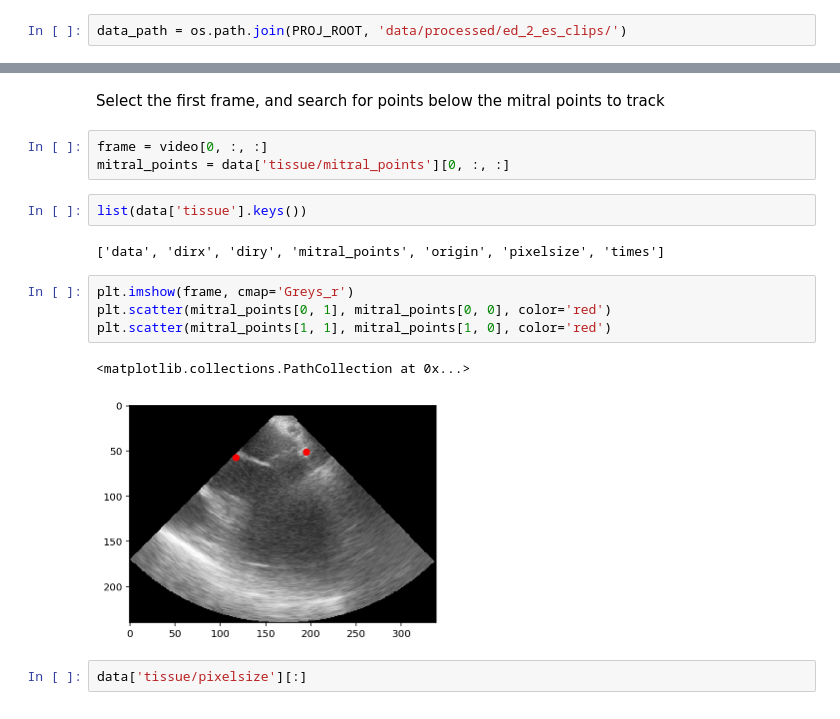
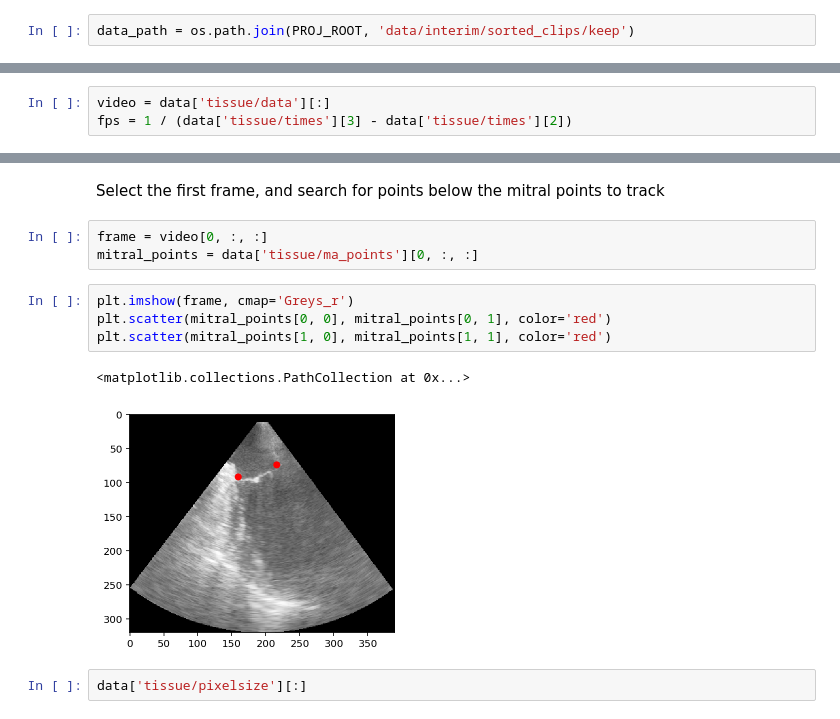
Before and after one commit to torjush/Strain_estimation, a Jupyter notebook: notebooks/03-strain-tracking-point-detection.ipynb, the cells around one changed output, grey strips where cells are left out. Saved outputs shown, nothing was run; the diff lists cells and outputs as text.

```diff
--- a/notebooks/03-strain-tracking-point-detection.ipynb
+++ b/notebooks/03-strain-tracking-point-detection.ipynb
@@ -22,7 +22,7 @@ plt.rcParams['figure.figsize'] = (10, 10)
 # %% [output]
 /Users/torjushaukom/Documents/Studier/Masteroppgave/Strain_estimation
 # %%
-data_path = os.path.join(PROJ_ROOT, 'data/processed/ed_2_es_clips/')
+data_path = os.path.join(PROJ_ROOT, 'data/interim/sorted_clips/keep')
 # %%
 data_path
 # %% [output]
@@ -64,3 +61,6 @@ tvi_video = np.transpose(data['TVI/data'], [2, 1, 0])
+# %%
+video = data['tissue/data'][:]
+fps = 1 / (data['tissue/times'][3] - data['tissue/times'][2])
 # %% [markdown]
 Check that we can view the mitral points and that they make sense
 # %%
@@ -71,18 +71,14 @@ misc.notebookHelpers.ultraSoundAnimation(video, fps=fps / 8, points=data['tissue
 Select the first frame, and search for points below the mitral points to track
 # %%
 frame = video[0, :, :]
-mitral_points = data['tissue/mitral_points'][0, :, :]
+mitral_points = data['tissue/ma_points'][0, :, :]
-# %%
-list(data['tissue'].keys())
-# %% [output]
-['data', 'dirx', 'diry', 'mitral_points', 'origin', 'pixelsize', 'times']
 # %%
 plt.imshow(frame, cmap='Greys_r')
-plt.scatter(mitral_points[0, 1], mitral_points[0, 0], color='red')
-plt.scatter(mitral_points[1, 1], mitral_points[1, 0], color='red')
+plt.scatter(mitral_points[0, 0], mitral_points[0, 1], color='red')
+plt.scatter(mitral_points[1, 0], mitral_points[1, 1], color='red')
 # %% [output]
 <matplotlib.collections.PathCollection at 0x...>
-[figure, old version]
+[figure, new version]
 # %%
 data['tissue/pixelsize'][:]
 # %% [output]
```
Also changed, not shown: parts of 37 cells of this notebook, 1 other file.
